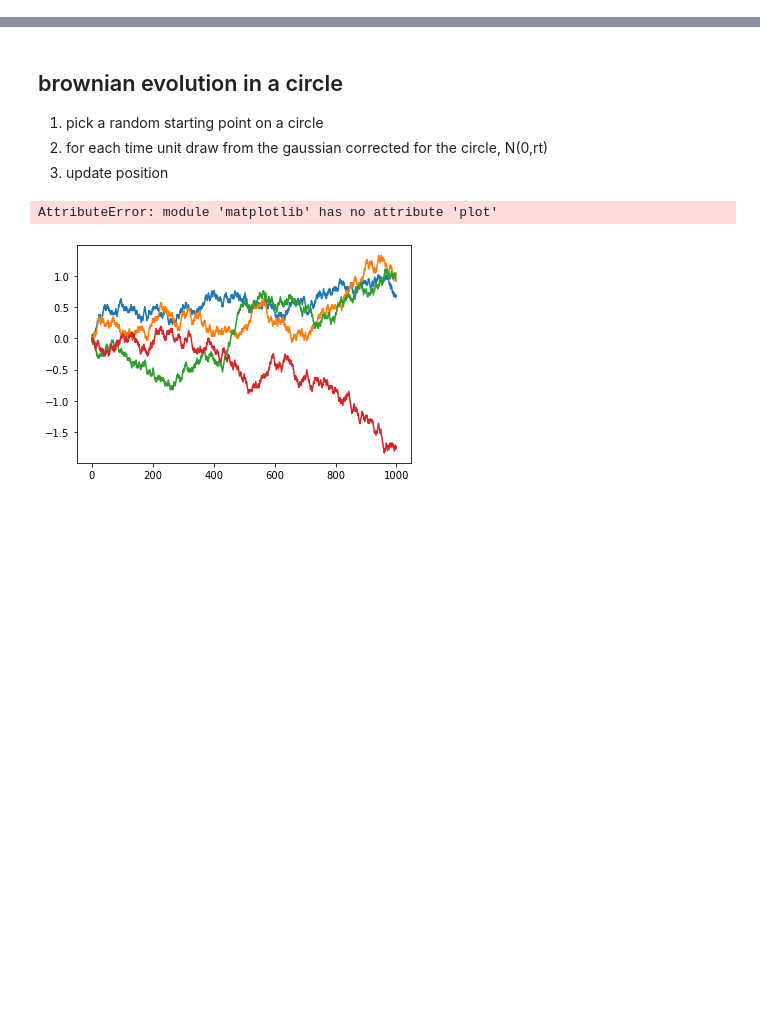
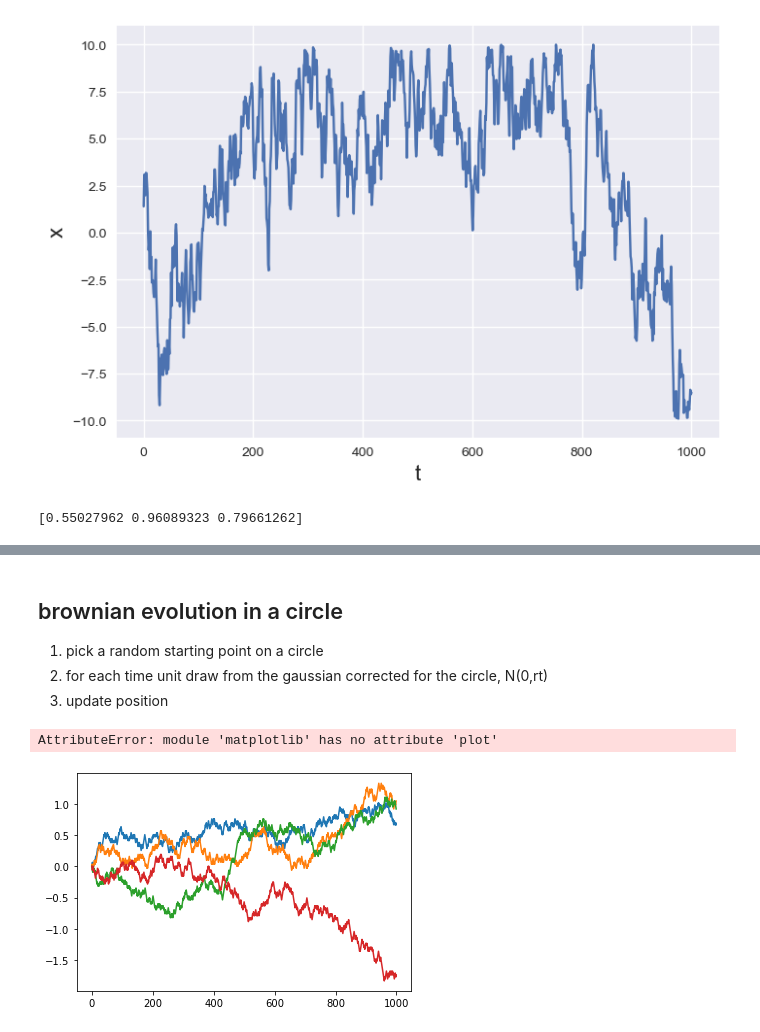
Before and after one commit to michaelalfaro/colordiffuser, a Jupyter notebook: color_diffuser.ipynb, the cells around one changed output, grey strips where cells are left out. Saved outputs shown, nothing was run; the diff lists cells and outputs as text; code cells hidden in the pictures; blank space fills up the shorter version.

```diff
--- a/color_diffuser.ipynb
+++ b/color_diffuser.ipynb
@@ -0,0 +134,33 @@
+# %%
+import numpy
+from pylab import plot, show, grid, xlabel, ylabel
+
+sigmasq = 1.0 # brownian rate
+
+b = np.random.normal(size=1000, scale = np.sqrt(sigmasq))
+bounded = cumsum_with_limits(b, 10, -10)
+#print(bounded)
+arr = numpy.array(bounded)
+t = numpy.linspace(0.0, len(b), len(b))
+plot(t, arr)
+xlabel('t', fontsize=16)
+ylabel('x', fontsize=16)
+grid(True)
+show()
+# %% [output]
+[figure, added]
+# %%
+from matplotlib import colors
+## to generate HSV colors I need an H value between 0 and 360, a S between 0 and 1 and. V between 0 and 1
+
+stHue = np.random.uniform(0, 360)
+stSat = np.random.uniform()
+stVal = np.random.uniform()
+
+stHSV = np.array([stHue/360, stSat, stVal])
+if colors.is_color_like(stHSV):
+    print(stHSV)
+else:
+    print("not colorlike")
+# %% [output]
+[0.55027962 0.96089323 0.79661262]
```
Also changed, not shown: parts of 23 cells of this notebook.
